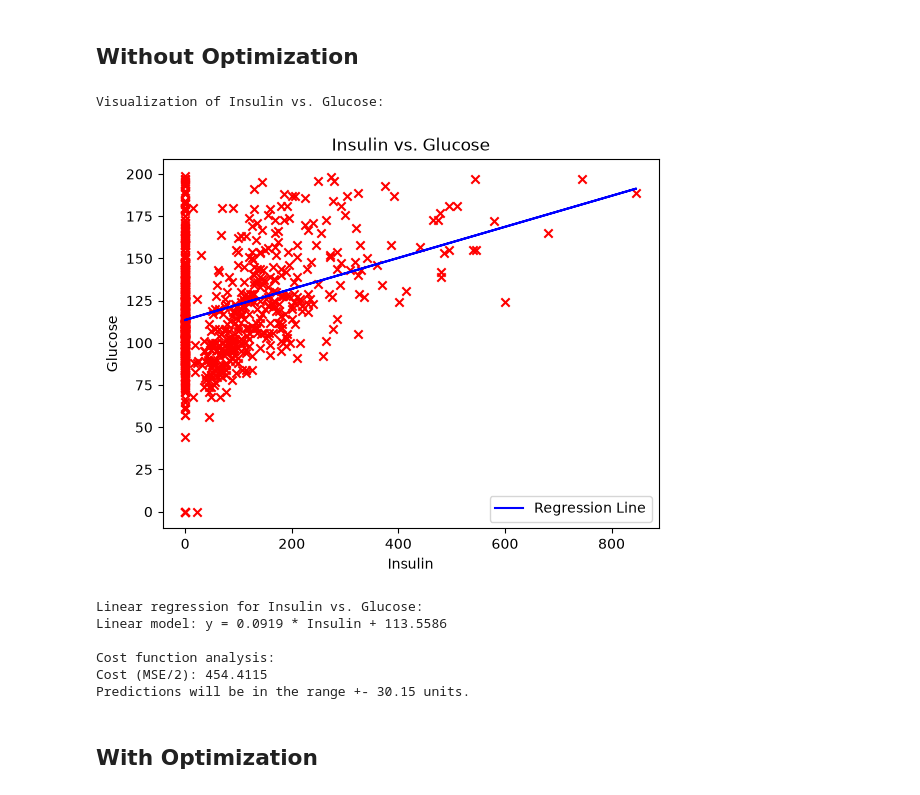
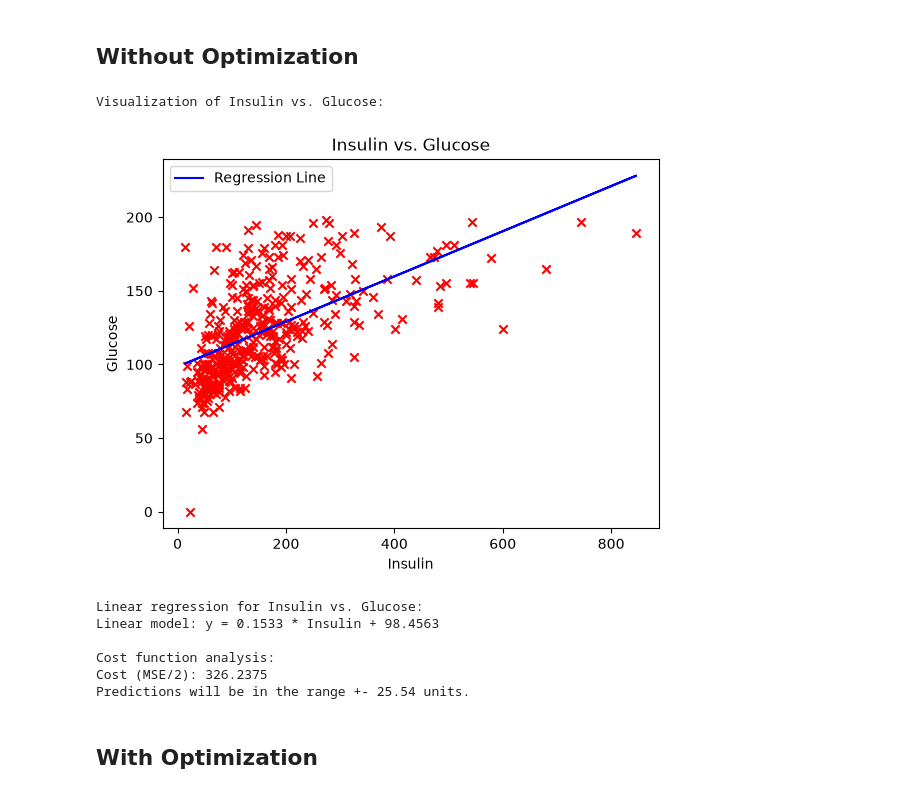
Before and after one commit to infiniteloop22/LinearRegressionModel, a Jupyter notebook: src/LinearRegression.ipynb, the cells around one changed output. Drawn from its saved outputs; the diff is of its cells as text; code cells hidden in the pictures.

```diff
--- a/src/LinearRegression.ipynb
+++ b/src/LinearRegression.ipynb
@@ -114,6 +114,7 @@ import pandas as pd
 
 def load_data(file_path):
     df = pd.read_csv(file_path)
+    df = df[df["Insulin"] > 0] # remove zeros
     insulin = df["Insulin"].values
     glucose = df["Glucose"].values
     return insulin, glucose
@@ -154,40 +155,40 @@ def sum_squared_errors(y, prediction):
 def cost_function(y, prediction):
     m = len(y)
     cost = sum_squared_errors(y, prediction) / (2 * m)
     return cost
 
 def main():
     insulin, glucose = load_data("diabetes.csv")
 
     print("Visualization of Insulin vs. Glucose:\n")
     slope, intercept = linear_regression(insulin, glucose)
     prediction = predict(insulin, slope, intercept)
     visualize(insulin, glucose, slope, intercept)
 
     print("Linear regression for Insulin vs. Glucose:")
     print(f"Linear model: y = {slope:.4f} * Insulin + {intercept:.4f}")
 
     print("\nCost function analysis:")
     cost = cost_function(glucose, prediction)
     print(f"Cost (MSE/2): {cost:.4f}")
 
     print(f"Predictions will be in the range +- {(np.sqrt(cost * 2)):.2f} units.")
 
     #print("Manual prediction:")
     #test_insulin = 150
     #print(f"For Insulin = {test_insulin}: Predicted Glucose = {predict(test_insulin, slope, intercept):.2f}")
 
 if __name__ == "__main__":
     main()
 # %% [output]
 Visualization of Insulin vs. Glucose:
-[figure, old version]
+[figure, new version]
 Linear regression for Insulin vs. Glucose:
-Linear model: y = 0.0919 * Insulin + 113.5586
+Linear model: y = 0.1533 * Insulin + 98.4563
 
 Cost function analysis:
-Cost (MSE/2): 454.4115
-Predictions will be in the range +- 30.15 units.
+Cost (MSE/2): 326.2375
+Predictions will be in the range +- 25.54 units.
 # %% [markdown]
 ## With Optimization
 # %%
```
Also changed, not shown: parts of 1 cell of this notebook.
